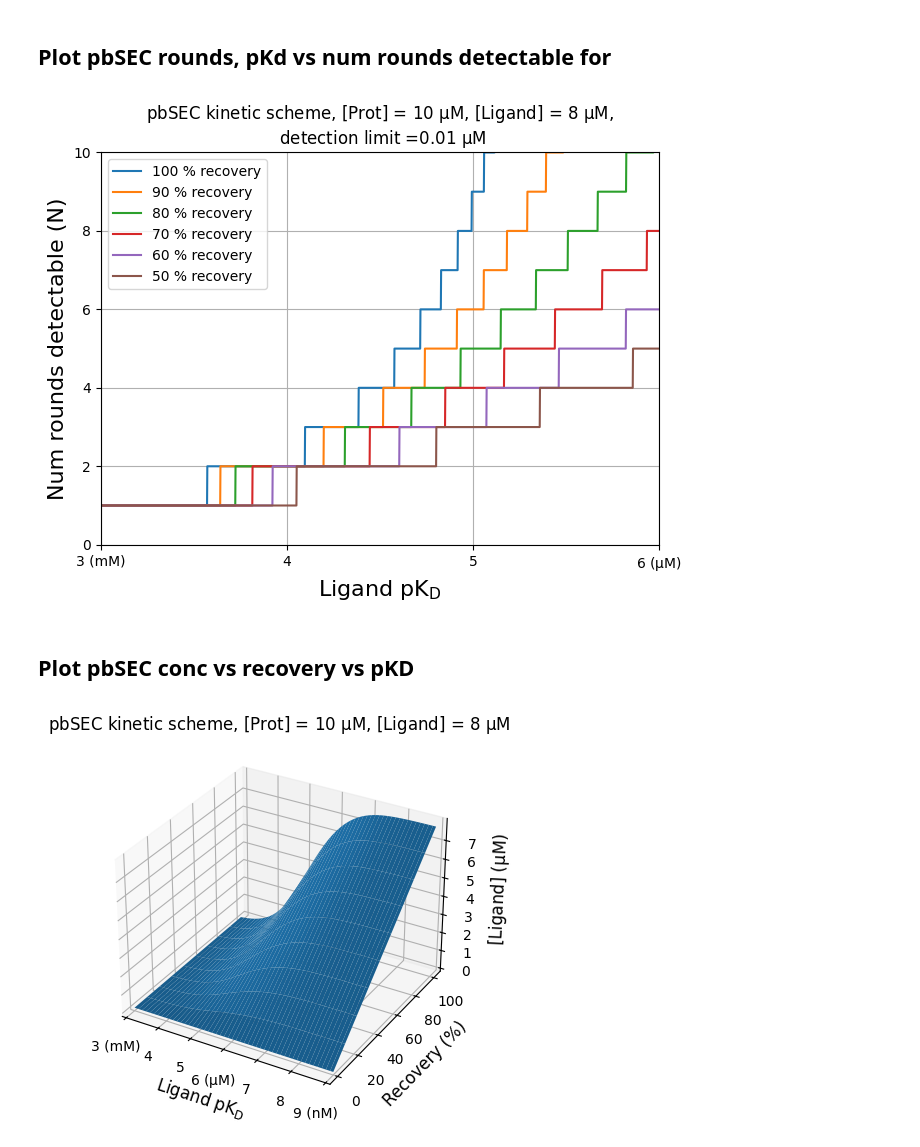
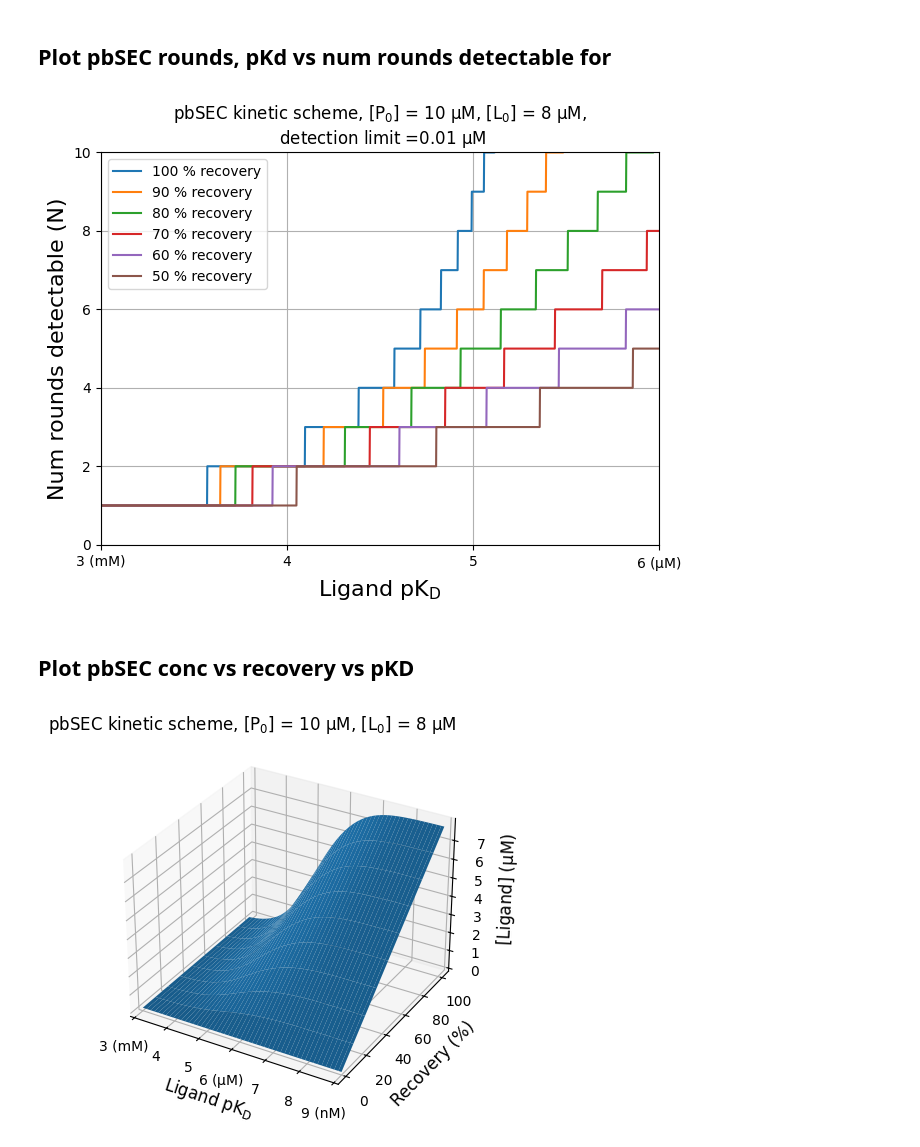
Before and after one commit to stevenshave/pbSEC, a Jupyter notebook: pbSEC_notebook.ipynb, the cells around one changed output. Drawn from its saved outputs; the diff is of its cells as text; code cells hidden in the pictures.

```diff
--- a/pbSEC_notebook.ipynb
+++ b/pbSEC_notebook.ipynb
@@ -218,13 +218,13 @@ plt.grid(True)
 ax.set_xlabel(r"Ligand pK$_\mathrm{D}$", fontsize=16)
 ax.set_ylabel(r"Num rounds detectable (N)", fontsize=16)
 ax.set_title(
-    "pbSEC kinetic scheme, [Prot] = 10 $\mathrm{\mu}$M, [Ligand] = 8 $\mathrm{\mu}$M,\n detection limit ="
+    "pbSEC kinetic scheme, [P$_0$] = 10 $\mathrm{\mu}$M, [L$_0$] = 8 $\mathrm{\mu}$M,\n detection limit ="
     + str(L_DETECTION_LIMIT)
     + " $\mathrm{\mu}$M"
 )
 plt.show()
 # %% [output]
-[figure, old version]
+[figure, new version]
 # %% [markdown]
 ## Plot pbSEC conc vs recovery vs pKD
 # %%
@@ -259,32 +259,32 @@ for recovery_efficiency_i, recovery_efficiency in enumerate(recovery_efficiencie
             NUM_ROUNDS,
             recovery_efficiency=recovery_efficiency,
         )
 # fig = plt.figure(figsize=(10,10))
 # # ax = fig.add_subplot(111, projection="3d")
 # fig = plt.figure()
 # ax = fig.gca(projection='3d')
 protein_concs *= 1e-2
 import matplotlib.pyplot as plt
 from mpl_toolkits.mplot3d import Axes3D
 fig = plt.figure()
 ax = fig.add_subplot(111, projection='3d')
 
 X, Y = np.meshgrid(x_axis, recovery_efficiencies)
 Z = np.full(X.shape, np.nan)
 for round in reversed(range(NUM_ROUNDS)):
     for i in range(x_axis.shape[0]):
         for j in range(recovery_efficiencies.shape[0]):
             Z[j][i] = protein_concs[round, j, i]
     ax.plot_surface(X, Y, Z, label="Round " + str(round + 1))
 
 ax.set_xticks(np.arange(XAXIS_BEGINNING, XAXIS_END+1), ["3 (mM)", "4", "5", r"6 ($\mathrm{\mu}$M)", "7", "8", "9 (nM)"])
 ax.set_xlim(3, 9)
 ax.set_xlabel(r"Ligand pK$_\mathrm{D}$", fontsize=12)
 ax.set_ylabel(r"Recovery (%)", fontsize=12)
 ax.set_zlabel(r"[Ligand] ($\mathrm{\mu}$M)", fontsize=12)
 ax.set_title(
-    "pbSEC kinetic scheme, [Prot] = 10 $\mathrm{\mu}$M, [Ligand] = 8 $\mathrm{\mu}$M"
+    "pbSEC kinetic scheme, [P$_0$] = 10 $\mathrm{\mu}$M, [L$_0$] = 8 $\mathrm{\mu}$M              "
 )
 plt.show()
 # %% [output]
-[figure, old version]
+[figure, new version]
```
Also changed, not shown: parts of 5 cells of this notebook, 2 other files.
